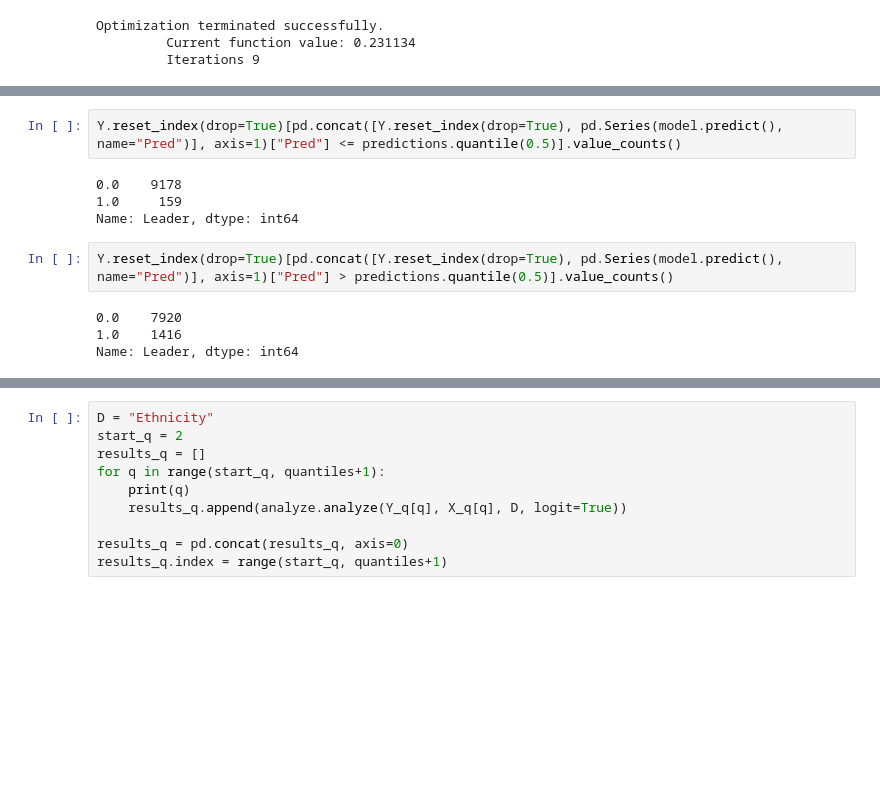
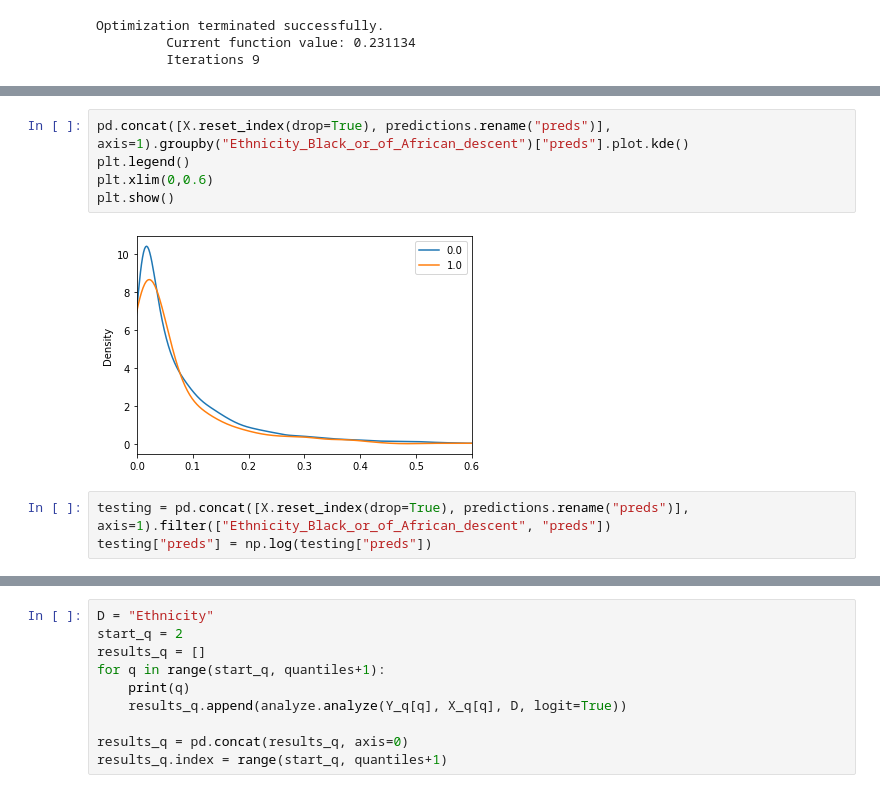
Before and after one commit to whoisnnamdi/black-dev-2020, a Jupyter notebook: code/progression.ipynb, the cells around one changed output, grey strips where cells are left out. Drawn from its saved outputs; the diff is of its cells as text; blank space fills up the shorter version.

Commit message:
New charts, clean up

```diff
--- a/code/progression.ipynb
+++ b/code/progression.ipynb
@@ -167,12 +148,10 @@ Logit Regression Results
-# %%
-Y.reset_index(drop=True)[pd.concat([Y.reset_index(drop=True), pd.Series(model.predict(), name="Pred")], axis=1)["Pred"] <= predictions.quantile(0.5)].value_counts()
-# %% [output]
-0.0    9178
-1.0     159
-Name: Leader, dtype: int64
-# %%
-Y.reset_index(drop=True)[pd.concat([Y.reset_index(drop=True), pd.Series(model.predict(), name="Pred")], axis=1)["Pred"] > predictions.quantile(0.5)].value_counts()
-# %% [output]
-0.0    7920
-1.0    1416
-Name: Leader, dtype: int64
+# %%
+pd.concat([X.reset_index(drop=True), predictions.rename("preds")], axis=1).groupby("Ethnicity_Black_or_of_African_descent")["preds"].plot.kde()
+plt.legend()
+plt.xlim(0,0.6)
+plt.show()
+# %% [output]
+[figure, added]
+# %%
+testing = pd.concat([X.reset_index(drop=True), predictions.rename("preds")], axis=1).filter(["Ethnicity_Black_or_of_African_descent", "preds"])
+testing["preds"] = np.log(testing["preds"])
```
Also changed, not shown: parts of 13 cells of this notebook, 2 other files.
